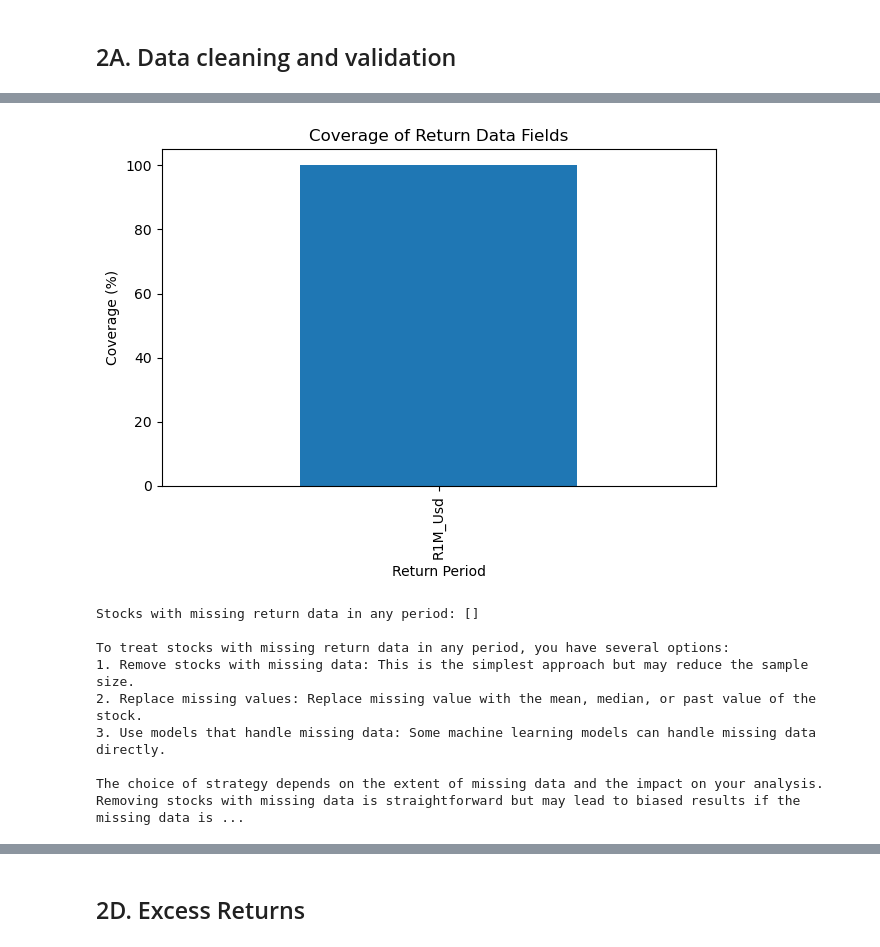
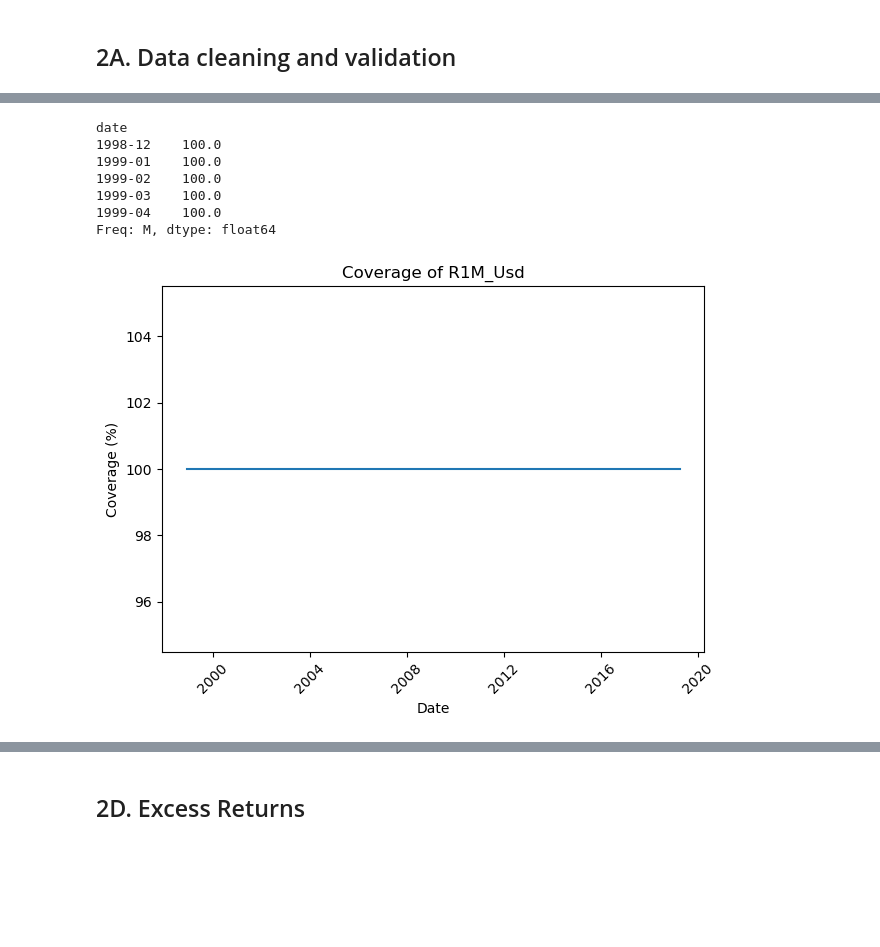
Before and after one commit to KiranReddy0808/FE5108-Portfolio-Theory-and-Investments, a Jupyter notebook: Assignment 3/Q1 & Q2/Assignment3.ipynb, the cells around one changed output, grey strips where cells are left out. Saved outputs shown, nothing was run; the diff lists cells and outputs as text; code cells hidden in the pictures; blank space fills up the shorter version.

```diff
--- a/Assignment 3/Q1 & Q2/Assignment3.ipynb
+++ b/Assignment 3/Q1 & Q2/Assignment3.ipynb
@@ -452,43 +401,29 @@ The outliers are at the higher end with maximum being 30.176 for R1M_Usd. The wi
-# %%
-# Calculate the percentage of non-missing values for each return data field
-coverage = df_stocks_data[['R1M_Usd']].notna().mean() * 100
-
-# Plot the coverage for each period
-plt.figure()
-coverage.plot(kind='bar')
-plt.title('Coverage of Return Data Fields')
-plt.xlabel('Return Period')
-plt.ylabel('Coverage (%)')
-plt.tight_layout()
-plt.show()
-
-# Identify stocks with missing return data in any period
-missing_data = df_stocks_data[['stock_id', 'R1M_Usd']].isna().any(axis=1)
-stocks_with_missing_data = df_stocks_data.loc[missing_data, 'stock_id'].unique()
-
-print(f"Stocks with missing return data in any period: {stocks_with_missing_data}")
-
-# Discuss how to treat these stocks in your analysis
-treatment_strategy = """
-To treat stocks with missing return data in any period, you have several options:
-1. Remove stocks with missing data: This is the simplest approach but may reduce the sample size.
-2. Replace missing values: Replace missing value with the mean, median, or past value of the stock.
-3. Use models that handle missing data: Some machine learning models can handle missing data directly.
-
-The choice of strategy depends on the extent of missing data and the impact on your analysis. Removing stocks with missing data is straightforward but may lead to biased results if the missing data is not random. Imputation can help retain more data but requires careful consideration of the imputation method to avoid introducing bias.
-"""
-
-print(treatment_strategy)
-# %% [output]
-[figure, removed]
-Stocks with missing return data in any period: []
-
-To treat stocks with missing return data in any period, you have several options:
-1. Remove stocks with missing data: This is the simplest approach but may reduce the sample size.
-2. Replace missing values: Replace missing value with the mean, median, or past value of the stock.
-3. Use models that handle missing data: Some machine learning models can handle missing data directly.
-
-The choice of strategy depends on the extent of missing data and the impact on your analysis. Removing stocks with missing data is straightforward but may lead to biased results if the missing data is ...
+# %%
+# Calculate the percentage of non-missing values for each return data field
+
+coverage = df_stocks_data.groupby('date')['R1M_Usd'].count() / df_stocks_data.groupby('date')['stock_id'].count() * 100
+
+print(coverage.head())
+
+# Plot the coverage
+
+plt.figure()
+plt.plot(coverage.index.to_timestamp(), coverage.values)
+plt.title('Coverage of R1M_Usd')
+plt.xlabel('Date')
+plt.ylabel('Coverage (%)')
+plt.xticks(rotation=45)
+plt.tight_layout()
+plt.show()
+# %% [output]
+date
+1998-12    100.0
+1999-01    100.0
+1999-02    100.0
+1999-03    100.0
+1999-04    100.0
+Freq: M, dtype: float64
+[figure, added]
 # %%
 plt.figure()
 df_stocks_data['Pb'].hist(bins=50)
```
Also changed, not shown: parts of 26 cells of this notebook.
